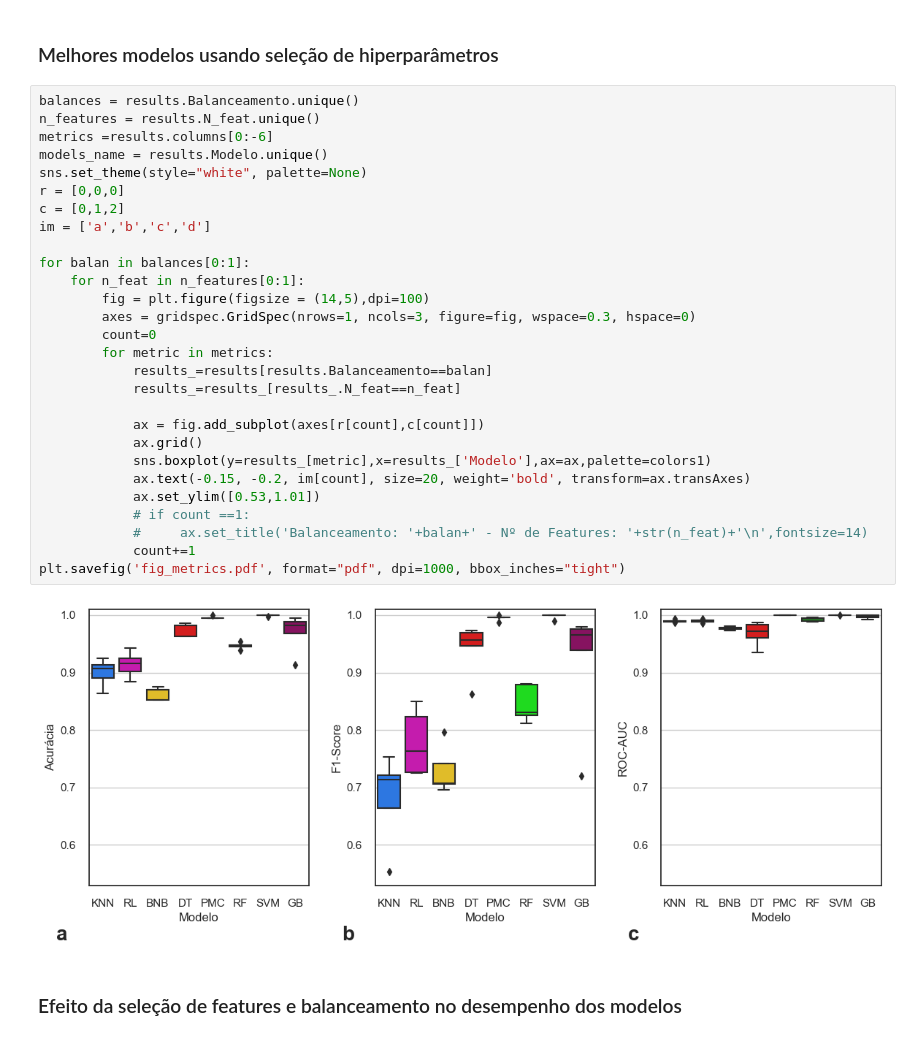
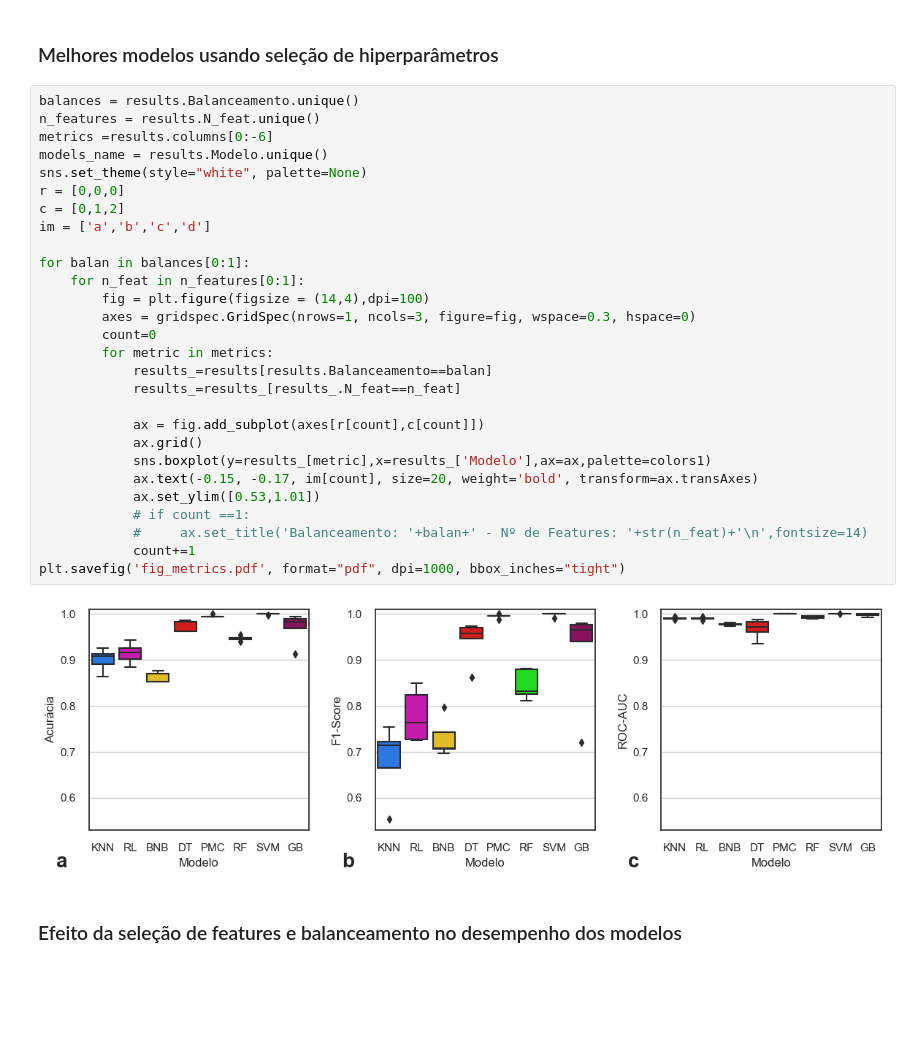
Before and after one commit to lucas-fpaiva/AnalisePred-PES, a Jupyter notebook: Projeto/car_eval/results_view.ipynb, the cells around one changed output. Saved outputs shown, nothing was run; the diff lists cells and outputs as text; blank space fills up the shorter version.

Commit message:
versão final da visualização

```diff
--- a/Projeto/car_eval/results_view.ipynb
+++ b/Projeto/car_eval/results_view.ipynb
@@ -75,33 +80,33 @@ features = data.columns[1:-2]
 # %%
 balances = results.Balanceamento.unique()
 n_features = results.N_feat.unique()
 metrics =results.columns[0:-6]
 models_name = results.Modelo.unique()
 sns.set_theme(style="white", palette=None)
 r = [0,0,0]
 c = [0,1,2]
 im = ['a','b','c','d']
 
 for balan in balances[0:1]:
     for n_feat in n_features[0:1]:
-        fig = plt.figure(figsize = (14,5),dpi=100)
+        fig = plt.figure(figsize = (14,4),dpi=100)
         axes = gridspec.GridSpec(nrows=1, ncols=3, figure=fig, wspace=0.3, hspace=0)
         count=0
         for metric in metrics:
             results_=results[results.Balanceamento==balan]
             results_=results_[results_.N_feat==n_feat]
 
             ax = fig.add_subplot(axes[r[count],c[count]])
             ax.grid()
             sns.boxplot(y=results_[metric],x=results_['Modelo'],ax=ax,palette=colors1)
-            ax.text(-0.15, -0.2, im[count], size=20, weight='bold', transform=ax.transAxes)
+            ax.text(-0.15, -0.17, im[count], size=20, weight='bold', transform=ax.transAxes)
             ax.set_ylim([0.53,1.01])
             # if count ==1:
             #     ax.set_title('Balanceamento: '+balan+' - Nº de Features: '+str(n_feat)+'\n',fontsize=14)
             count+=1
 plt.savefig('fig_metrics.pdf', format="pdf", dpi=1000, bbox_inches="tight")
 # %% [output]
-[figure, old version]
+[figure, new version]
 # %% [markdown]
 ### Efeito da seleção de features e balanceamento no desempenho dos modelos
 # %%
```
Also changed, not shown: parts of 10 cells of this notebook.
